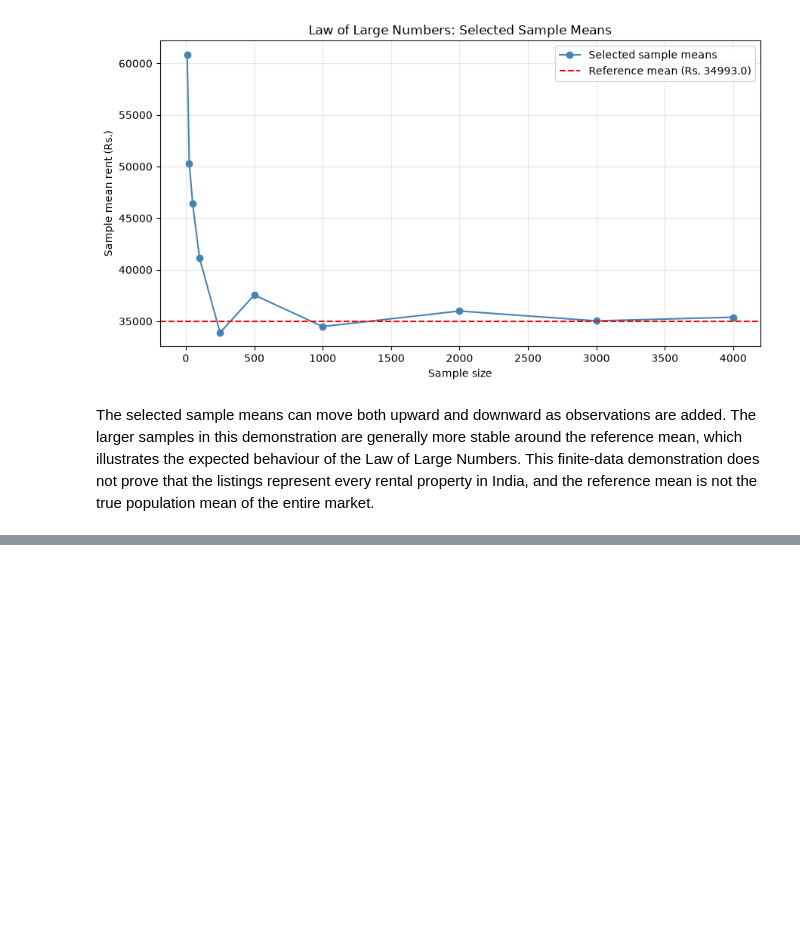
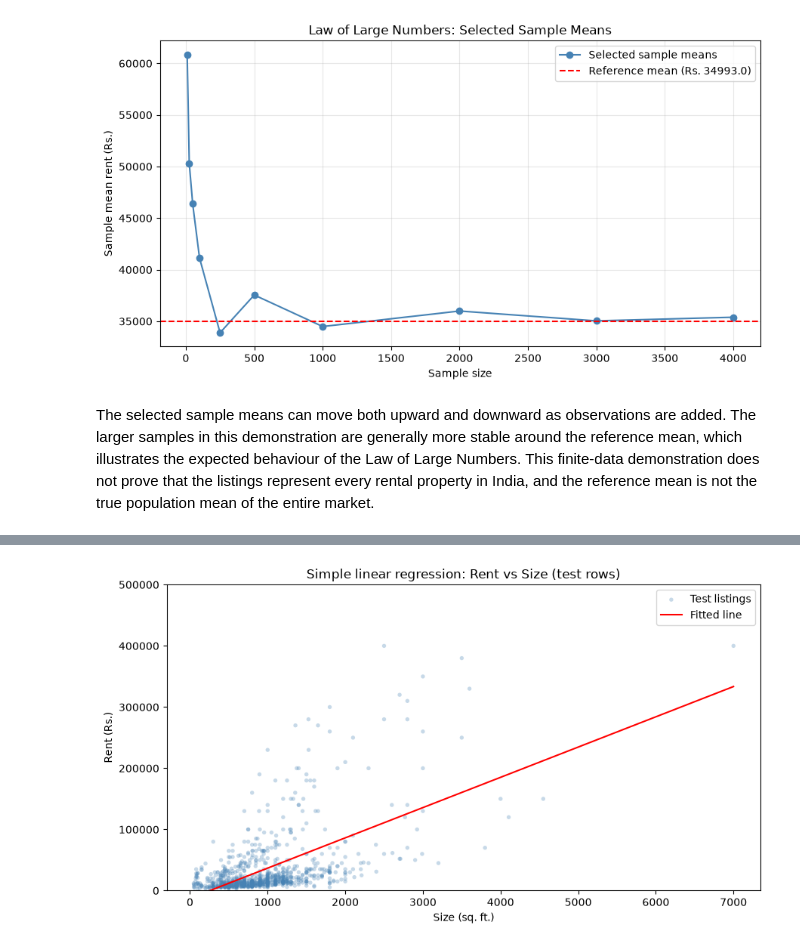
Before and after one commit to ishanKulkarni13/PAS_college, a Jupyter notebook: cp/property_location_rental_price_analysis.ipynb, the cells around one changed output, grey strips where cells are left out. Cells and saved outputs as stored; diff of their text form; code cells hidden in the pictures; blank space fills up the shorter version.

```diff
--- a/cp/property_location_rental_price_analysis.ipynb
+++ b/cp/property_location_rental_price_analysis.ipynb
@@ -497,0 +842,22 @@ Based on the calculated results:
+# %%
+x_train = df["Size"].to_numpy()[train_idx]
+x_test = df["Size"].to_numpy()[test_idx]
+y_train = y[train_idx]
+y_test = y[test_idx]
+
+slope = ((x_train - x_train.mean()) * (y_train - y_train.mean())).sum() / ((x_train - x_train.mean()) ** 2).sum()
+intercept = y_train.mean() - slope * x_train.mean()
+
+print("Rent = Rs.", round(intercept, 2), "+ Rs.", round(slope, 2), "x Size")
+
+check_slope, check_intercept = stats.linregress(x_train, y_train)[:2]
+print("Check with scipy: intercept", round(check_intercept, 2), " slope", round(check_slope, 2))
+
+slr_train_pred = intercept + slope * x_train
+slr_test_pred = intercept + slope * x_test
+
+slr_results = pd.DataFrame({
+    "Train": scores(y_train, slr_train_pred),
+    "Test": scores(y_test, slr_test_pred),
+}, index=["MAE", "MSE", "RMSE", "R2"])
+print(slr_results.to_string(float_format=lambda v: format(v, ",.4f")))
@@ -497,0 +872,14 @@ Based on the calculated results:
+# %%
+plt.figure(figsize=(9, 5))
+plt.scatter(x_test, y_test, alpha=0.3, color="steelblue", edgecolors="none", s=15, label="Test listings")
+line_x = np.array([x_test.min(), x_test.max()])
+plt.plot(line_x, intercept + slope * line_x, color="red", label="Fitted line")
+plt.ylim(0, 500000)
+plt.title("Simple linear regression: Rent vs Size (test rows)")
+plt.xlabel("Size (sq. ft.)")
+plt.ylabel("Rent (Rs.)")
+plt.legend()
+plt.tight_layout()
+plt.show()
+# %% [output]
+[figure, added]
```
Also changed, not shown: parts of 49 cells of this notebook, 23 other files.
